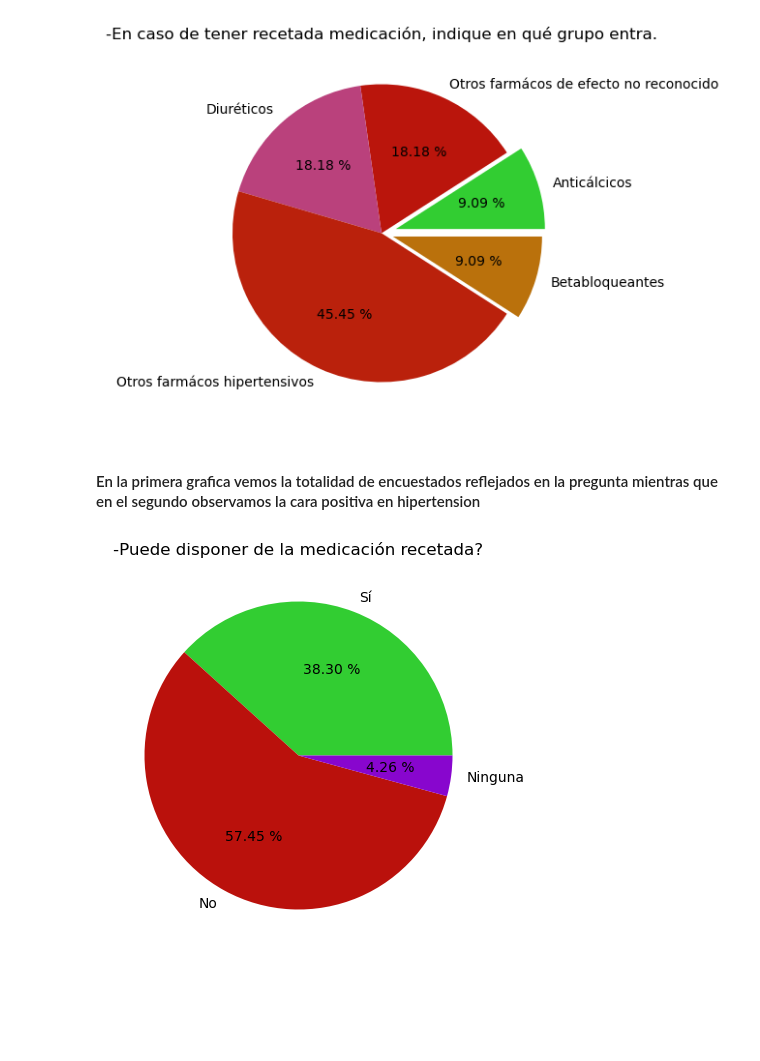
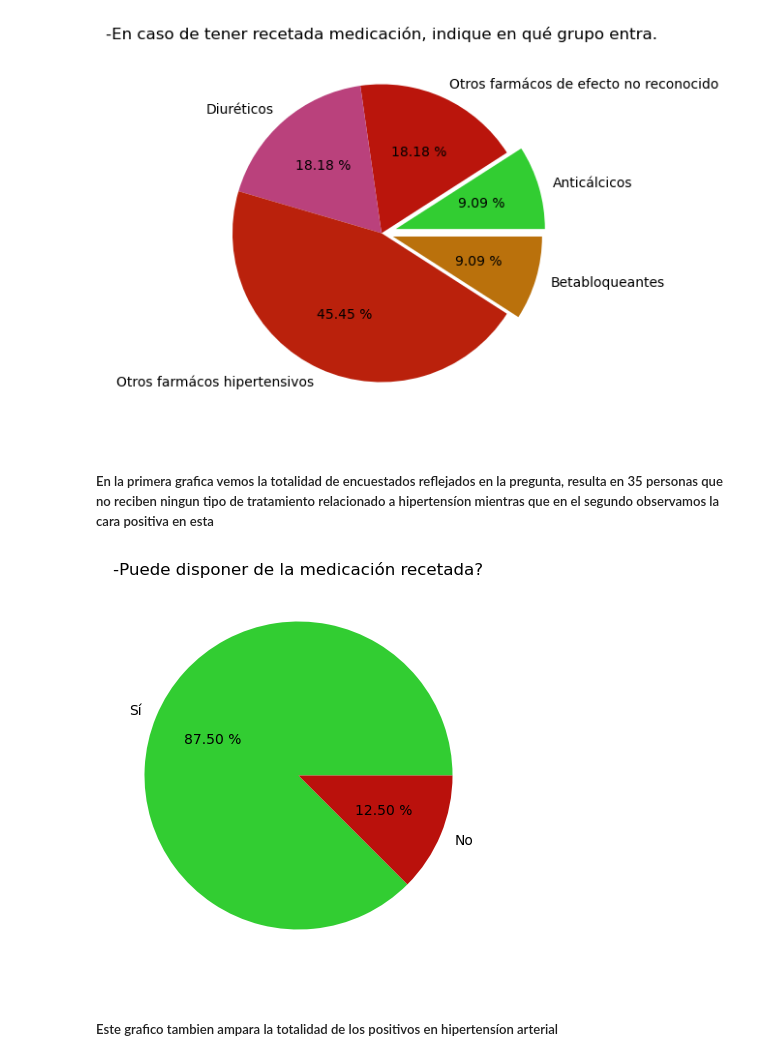
Before and after one commit to ThomasCybart/Tension.Arterial-P, a Jupyter notebook: scripts/Read.ipynb, the cells around one changed output. Drawn from its saved outputs; the diff is of its cells as text; code cells hidden in the pictures; blank space fills up the shorter version.

```diff
--- a/scripts/Read.ipynb
+++ b/scripts/Read.ipynb
@@ -106,17 +85,19 @@ plt.show()
 [figure]
 [figure]
 # %% [markdown]
-#### En la primera grafica vemos la totalidad de encuestados reflejados en la pregunta mientras que en el segundo observamos la cara positiva en hipertension
+##### En la primera grafica vemos la totalidad de encuestados reflejados en la pregunta, resulta en 35 personas que no reciben ningun tipo de tratamiento relacionado a hipertensíon mientras que en el segundo observamos la cara positiva en esta
 # %%
-s = df.loc[df["F5"] == "Sí"].count()[0]
-n = df.loc[df["F5"] == "No"].count()[0]
-r = df.loc[df["F5"] == "Ninguna"].count()[0]
-labels = ["Sí", "No", "Ninguna"]
-colors = ["#32cd32", "#BA110C", "#8806CE"]
+htp = df.loc[df["F1"] == "Sí"]
+s = htp.loc[df["F5"] == "Sí"].count()[0]
+n = htp.loc[df["F5"] == "No"].count()[0]
+labels = ["Sí", "No"]
+colors = ["#32cd32", "#BA110C"]
 plt.figure(figsize=(8,5))
 plt.title("-Puede disponer de la medicación recetada?")
-plt.pie([s, n, r], labels=labels, colors=colors, autopct="%.2f %%")
+plt.pie([s, n], labels=labels, colors=colors, autopct="%.2f %%")
 plt.show()
 # %% [output]
-[figure, old version]
+[figure, new version]
+# %% [markdown]
+##### Este grafico tambien ampara la totalidad de los positivos en hipertensíon arterial
 # %%
```
Also changed, not shown: parts of 8 cells of this notebook.
